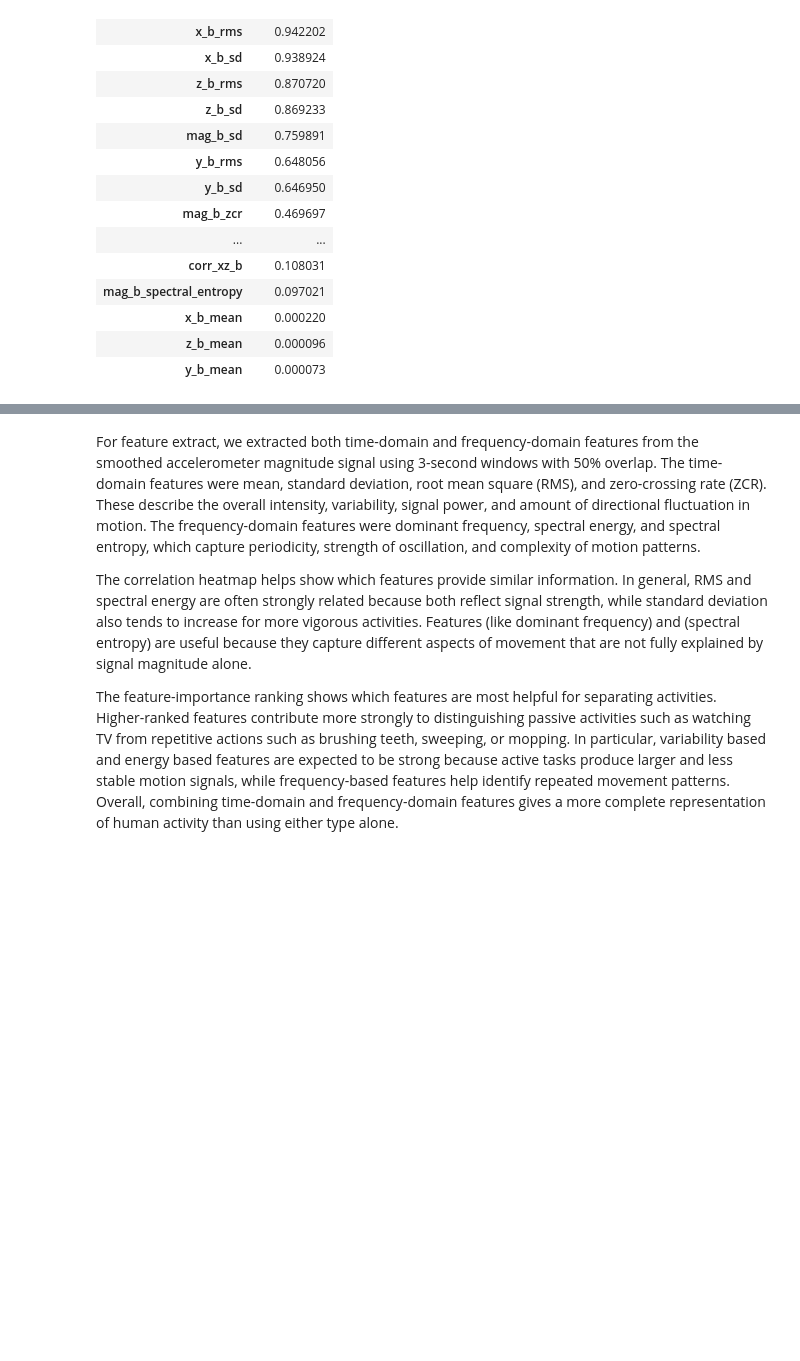
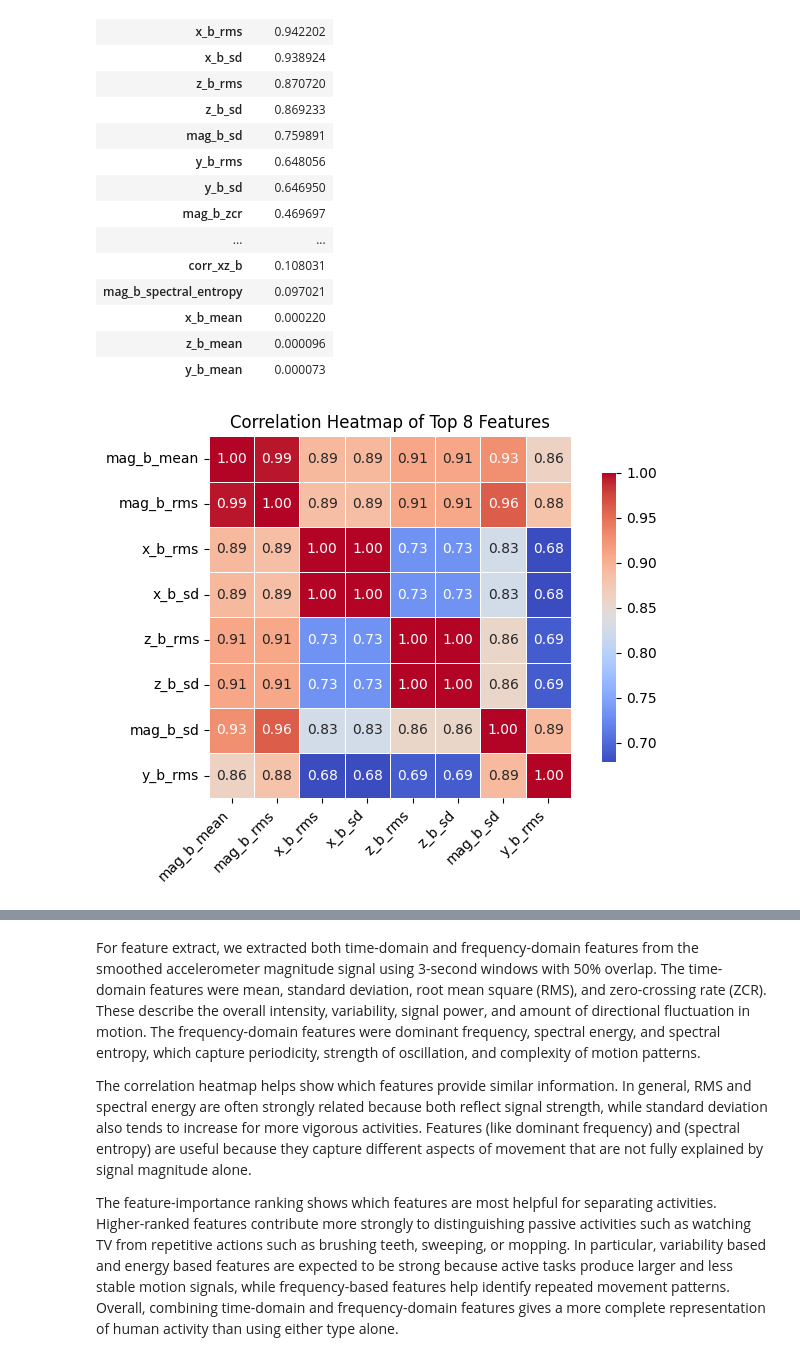
Before and after one commit to jaye311/CS156-Intro-To-AI-Project, a Jupyter notebook: main.ipynb, the cells around one changed output, grey strips where cells are left out. Drawn from its saved outputs; the diff is of its cells as text; code cells hidden in the pictures; blank space fills up the shorter version.

Commit message:
update by making cleaner visualizations under main plots

```diff
--- a/main.ipynb
+++ b/main.ipynb
@@ -655,3 +654,29 @@ display(fisher_scores.rename("fisher_score").to_frame())
 | x_b_mean | 0.000220 |
 | z_b_mean | 0.000096 |
 | y_b_mean | 0.000073 |
+# %%
+# uses only the top 8 features so the figure is readable
+
+top_features = fisher_scores.head(8).index.tolist()
+clean_corr_matrix = feature_df[top_features].corr()
+
+plt.figure(figsize=(7, 5))
+sns.heatmap(
+    clean_corr_matrix,
+    annot=True,
+    cmap="coolwarm",
+    fmt=".2f",
+    square=True,
+    linewidths=0.5,
+    cbar_kws={"shrink": 0.8}
+)
+
+plt.title("Correlation Heatmap of Top 8 Features")
+plt.xticks(rotation=45, ha="right")
+plt.yticks(rotation=0)
+plt.tight_layout()
+
+plt.savefig("feature-heatmap.png", dpi=300, bbox_inches="tight")
+plt.show()
+# %% [output]
+[figure, added]
```
Also changed, not shown: parts of 10 cells of this notebook.
